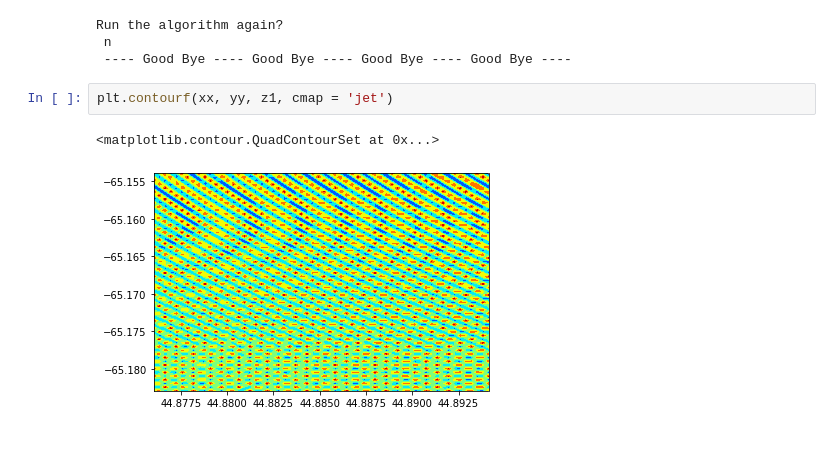
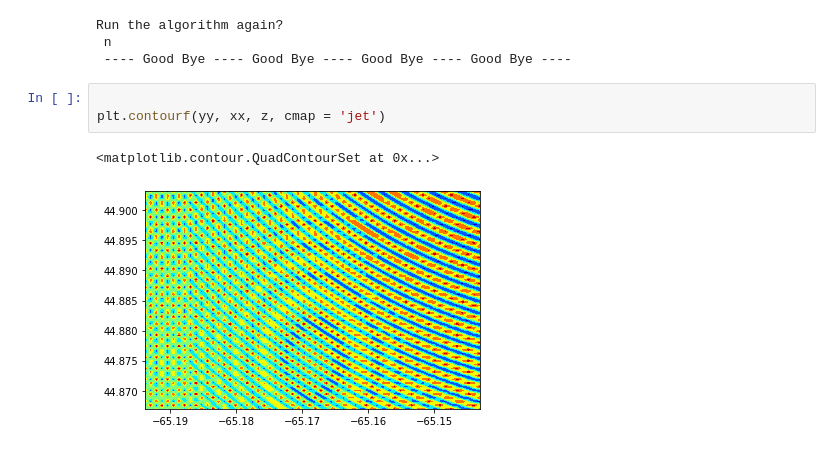
Before and after one commit to JuanCReyes1/GeospatialDataAnalysis, a Jupyter notebook: KrigingApp.ipynb, the cells around one changed output. Saved outputs shown, nothing was run; the diff lists cells and outputs as text.

```diff
--- a/KrigingApp.ipynb
+++ b/KrigingApp.ipynb
@@ -266,7 +266,8 @@ Run the algorithm again?
  n
  ---- Good Bye ---- Good Bye ---- Good Bye ---- Good Bye ----
 # %%
-plt.contourf(xx, yy, z1, cmap = 'jet')
+
+plt.contourf(yy, xx, z, cmap = 'jet')
 # %% [output]
 <matplotlib.contour.QuadContourSet at 0x...>
-[figure, old version]
+[figure, new version]
```
